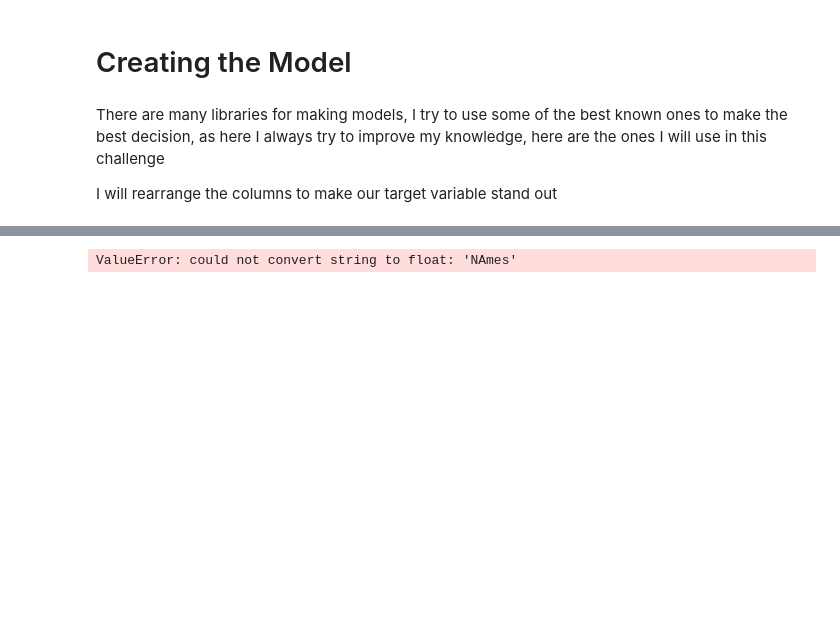
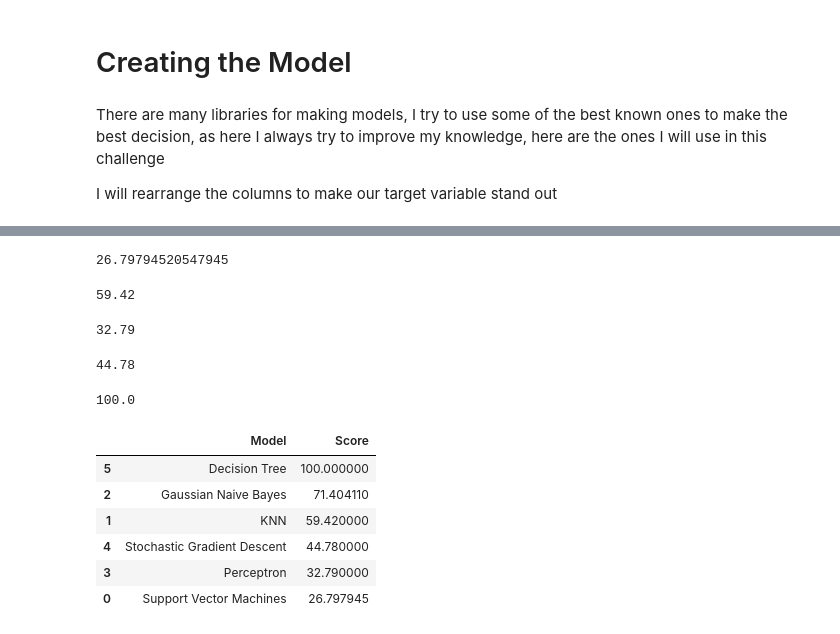
Before and after one commit to rafachoks/data-study, a Jupyter notebook: HouseRent/HouseRentv2.ipynb, the cells around one changed output, grey strips where cells are left out. Drawn from its saved outputs; the diff is of its cells as text; code cells hidden in the pictures; blank space fills up the shorter version.

```diff
--- a/HouseRent/HouseRentv2.ipynb
+++ b/HouseRent/HouseRentv2.ipynb
@@ -716,11 +933,58 @@ x_train, x_test, y_train, y_test = train_test_split(Xtrain,Ytrain, test_size= 0.
+# %%
+svc = SVC()
+svc.fit(x_train,y_train)
+Y_pred = svc.predict(x_test)
+acc_svc = round(svc.score(x_train, y_train)* 100, 20)
+acc_svc
+# %% [output]
+26.79794520547945
 # %%
-#Linear Regression
+knn = KNeighborsClassifier()
+knn.fit(x_train,y_train)
+Y_pred = knn.predict(x_test)
 
-logreg = LogisticRegression()
-logreg.fit(x_train,y_train)
-Y_pred = logreg.predict(x_test)
-
-acc_log = round(logreg.score(x_train,y_train) * 100, 2)
-acc_log
+acc_knn = round(knn.score(x_train,y_train) * 100 , 2)
+acc_knn
 # %% [output]
-ValueError: could not convert string to float: 'NAmes'
+59.42
+# %%
+perceptron = Perceptron()
+perceptron.fit(x_train,y_train)
+Y_pred = perceptron.predict(x_test)
+
+acc_perceptron = round(perceptron.score(x_train, y_train) * 100 , 2)
+acc_perceptron
+# %% [output]
+32.79
+# %%
+sgd = SGDClassifier()
+sgd.fit(x_train,y_train)
+Y_pred = sgd.predict(x_test)
+
+acc_sgd = round(sgd.score(x_train, y_train) * 100 , 2)
+acc_sgd
+# %% [output]
+44.78
+# %%
+decision_tree = DecisionTreeClassifier()
+decision_tree.fit(x_train,y_train)
+Y_pred = decision_tree.predict(x_test)
+
+acc_decision_tree = round(decision_tree.score(x_train, y_train) * 100 , 2)
+acc_decision_tree
+# %% [output]
+100.0
+# %%
+models = pd.DataFrame({
+    'Model':['Support Vector Machines', 'KNN', 'Gaussian Naive Bayes', 'Perceptron', 'Stochastic Gradient Descent', 'Decision Tree'],
+    'Score':[acc_svc, acc_knn, acc_gaussian, acc_perceptron, acc_sgd, acc_decision_tree]
+})
+models.sort_values(by='Score', ascending=False)
+# %% [output]
+|  | Model | Score |
+| 5 | Decision Tree | 100.000000 |
+| 2 | Gaussian Naive Bayes | 71.404110 |
+| 1 | KNN | 59.420000 |
+| 4 | Stochastic Gradient Descent | 44.780000 |
+| 3 | Perceptron | 32.790000 |
+| 0 | Support Vector Machines | 26.797945 |
```
Also changed, not shown: parts of 56 cells of this notebook, 2 other files.
